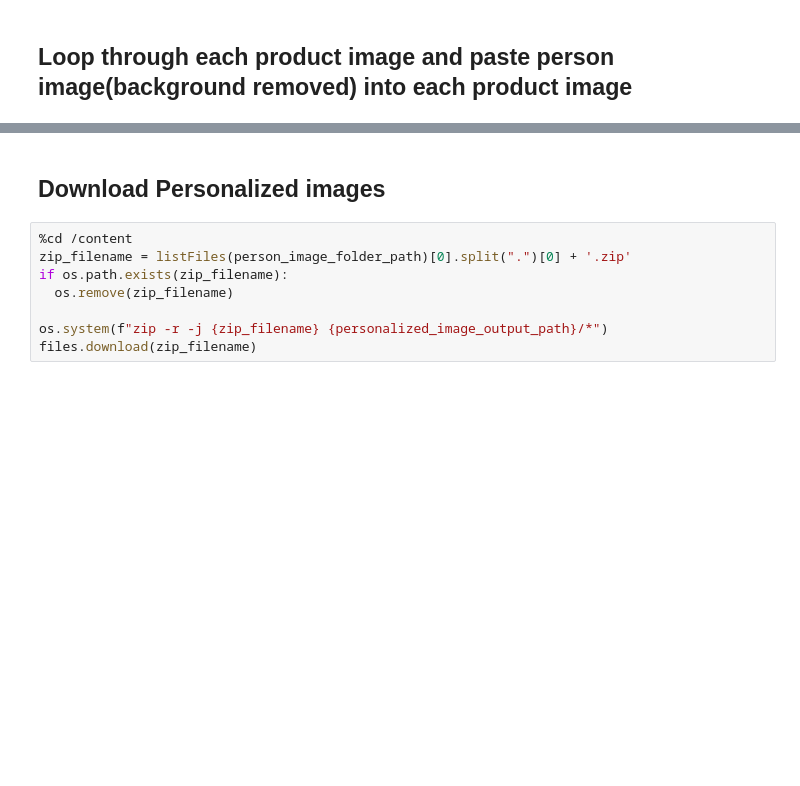
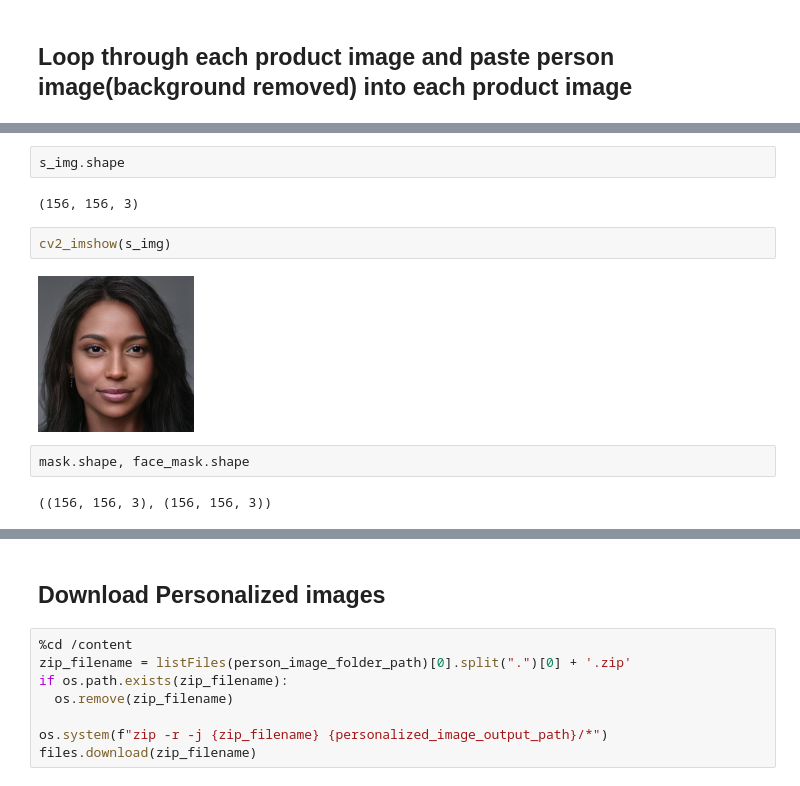
Before and after one commit to MaheeGamage/Product-Personalization-Colab, a Jupyter notebook: Product_personalization.ipynb, the cells around one changed output, grey strips where cells are left out. Drawn from its saved outputs; the diff is of its cells as text; blank space fills up the shorter version.

```diff
--- a/Product_personalization.ipynb
+++ b/Product_personalization.ipynb
@@ -438,0 +489,12 @@ for product in productConfig:
+# %%
+s_img.shape
+# %% [output]
+(156, 156, 3)
+# %%
+cv2_imshow(s_img)
+# %% [output]
+[figure, added]
+# %%
+mask.shape, face_mask.shape
+# %% [output]
+((156, 156, 3), (156, 156, 3))
```
Also changed, not shown: parts of 11 cells of this notebook.
